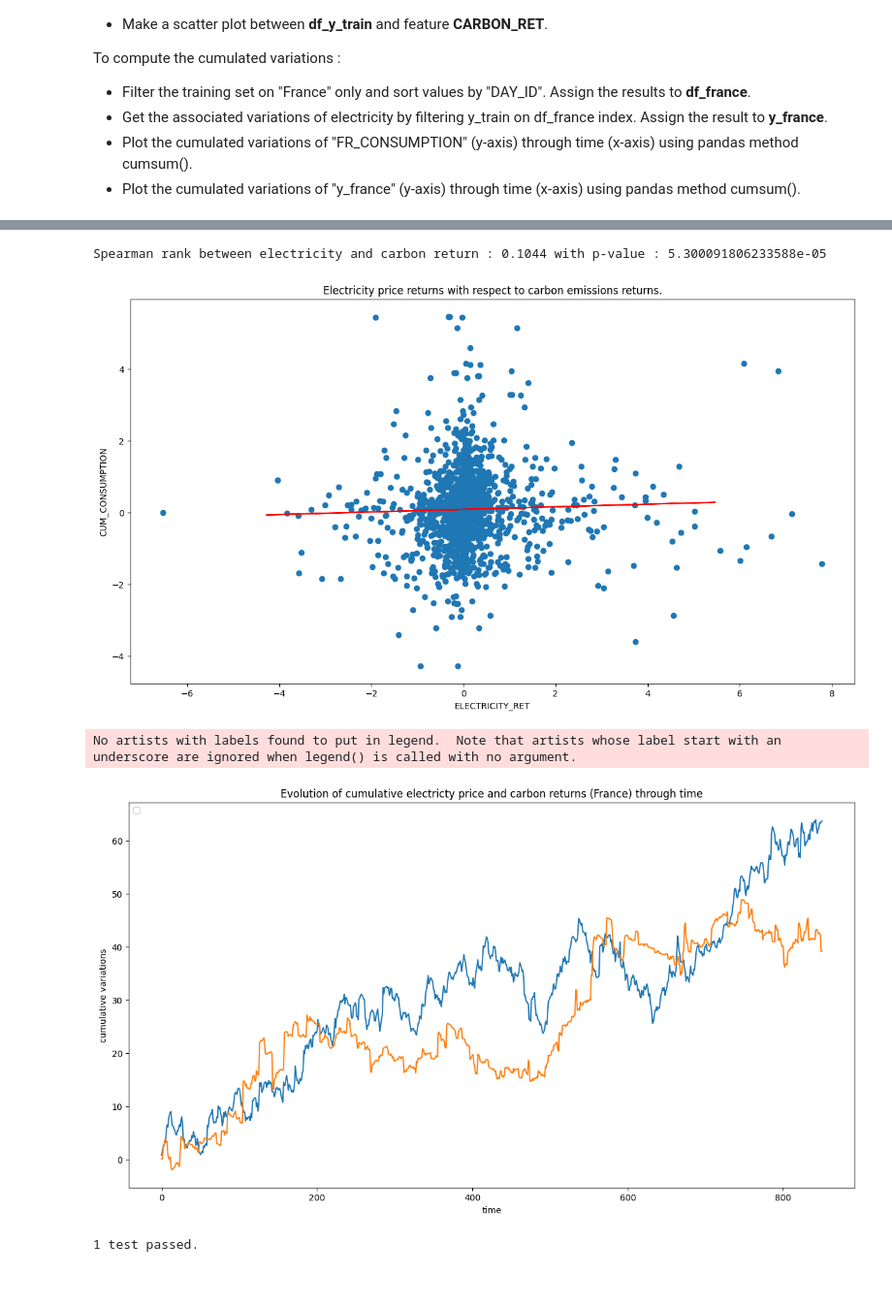
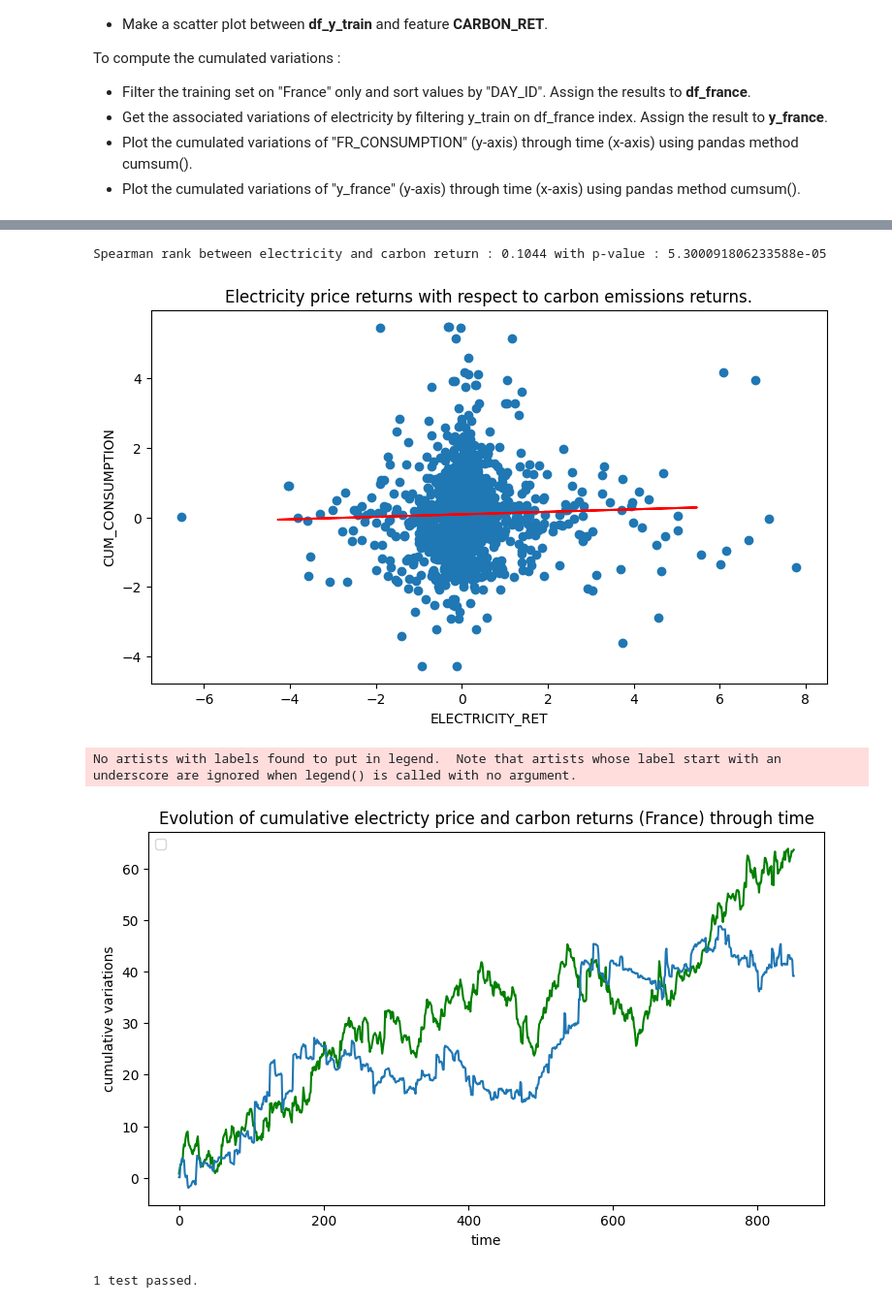
Before and after one commit to ELAARADI/Projects, a Jupyter notebook: QRT_electricity_prices_challenge.ipynb, the cells around one changed output, grey strips where cells are left out. Shown at 97% size. Drawn from its saved outputs; the diff is of its cells as text; code cells hidden in the pictures; blank space fills up the shorter version.

```diff
--- a/QRT_electricity_prices_challenge.ipynb
+++ b/QRT_electricity_prices_challenge.ipynb
@@ -337,6 +275,0 @@ array([False,  True,  True,  True,  True,  True,  True,  True,  True,
-# %%
-from sklearn.decomposition import PCA
-
-pca = PCA(svd_solver='randomized')
-pca.fit(df_y_train)
-print(pca.feature_names_in_)
@@ -375,10 +314,4 @@ To compute the cumulated variations :
 - Get the associated variations of electricity by filtering y_train on df_france index. Assign the result to **y_france**.
 - Plot the cumulated variations of "FR_CONSUMPTION" (y-axis) through time (x-axis) using pandas method cumsum().
 - Plot the cumulated variations of "y_france" (y-axis) through time (x-axis) using pandas method cumsum().
-# %%
-df_train["CUM_CONSUMPTION"] = df_train.DE_CONSUMPTION + df_train.FR_CONSUMPTION
-df_train["CUM_WINDPOW"] = df_train.DE_WINDPOW + df_train.FR_WINDPOW
-
-df_test["CUM_CONSUMPTION"] = df_test.DE_CONSUMPTION + df_test.FR_CONSUMPTION
-df_test["CUM_WINDPOW"] = df_test.DE_WINDPOW + df_test.FR_WINDPOW
 # %%
@@ -413,41 +345,39 @@ Spearman rank between electricity and CUM_WINDPOW : -0.1893 with p-value : 1.626
 # %%
-from scipy.stats import spearmanr
-
 factor = df_train.CARBON_RET
 
 # Compute the correlation between the two variables.
 spearman_electricty_carbon_ret = spearmanr(df_y_train,factor)
 spearman_corr = spearman_electricty_carbon_ret.correlation
 spearman_p_value = spearman_electricty_carbon_ret.pvalue
 print("Spearman rank between electricity and carbon return : %.4f with p-value : %s" % (spearman_corr, spearman_p_value))
 
 # scatter plot
-plt.figure(figsize=[15, 8])
+plt.figure(figsize=[9, 5])
 plt.scatter(df_y_train,factor)
 m, b = np.polyfit(df_train["CARBON_RET"], df_y_train, 1)
 plt.plot(df_train["CARBON_RET"], m*df_train["CARBON_RET"]+b, color="red")  #add linear regression line to scatterplot
 plt.xlabel("ELECTRICITY_RET")
 plt.ylabel("CUM_CONSUMPTION")
 plt.title("Electricity price returns with respect to carbon emissions returns.")
 plt.show()
 
 # plot the cumulated variations
 df_france = df_train[df_train.COUNTRY == "FR"].sort_values("DAY_ID").CARBON_RET.reset_index().CARBON_RET.cumsum()
 y_france = df_y_train.filter(df_train[df_train.COUNTRY == "FR"].sort_values("DAY_ID").index).reset_index().TARGET.cumsum()
 
-plt.figure(figsize=[15, 8])
-plt.plot(df_france)
+plt.figure(figsize=[9, 5])
+plt.plot(df_france,'g')
 plt.plot(y_france)
 plt.xlabel("time")
 plt.ylabel("cumulative variations")
 plt.title("Evolution of cumulative electricty price and carbon returns (France) through time")
 plt.legend(loc="upper left")
 plt.show()
 # %% [output]
 Spearman rank between electricity and carbon return : 0.1044 with p-value : 5.300091806233588e-05
-[figure, old version]
+[figure, new version]
 No artists with labels found to put in legend.  Note that artists whose label start with an underscore are ignored when legend() is called with no argument.
-[figure, old version]
+[figure, new version]
 # %%
 check_test(round(abs(spearman_corr), 3), 0.104, "wrong correlation between mean_abs_ret and target.")
 # %% [output]
```
Also changed, not shown: parts of 93 cells of this notebook.
